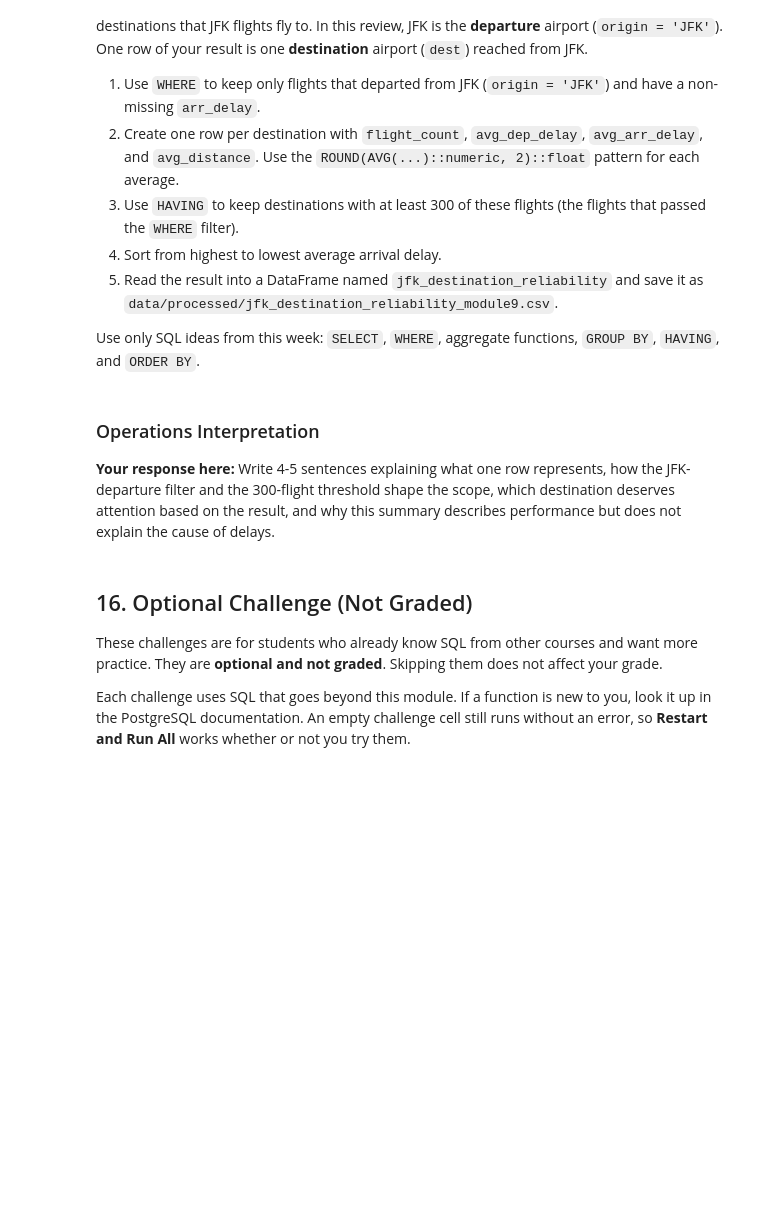
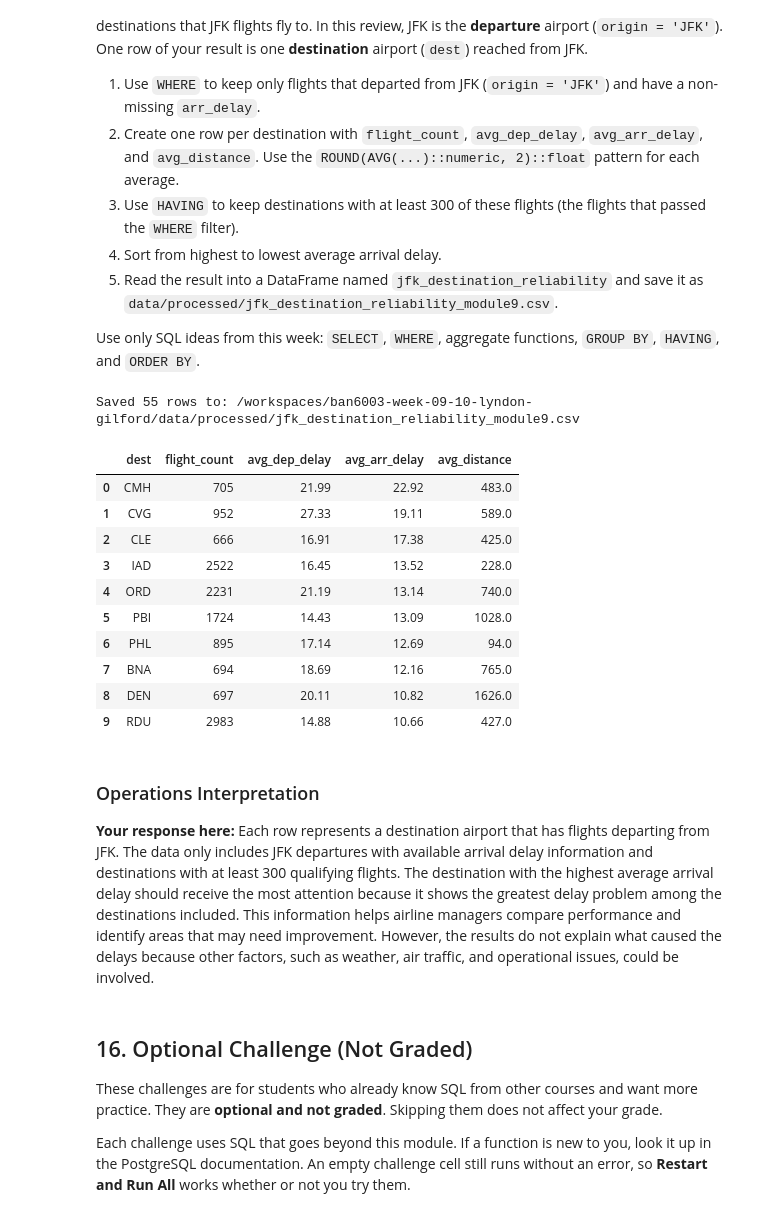
Before and after one commit to LCGillford/ban6003-week-09-10-lyndon-gilford, a Jupyter notebook: notebooks/module9_neon_sql_fundamentals_guided_lab.ipynb, the cells around one changed output. Cells and saved outputs as stored; diff of their text form; code cells hidden in the pictures; blank space fills up the shorter version.

Commit message:
Final Module 9 Notebook and CSV Files

```diff
--- a/notebooks/module9_neon_sql_fundamentals_guided_lab.ipynb
+++ b/notebooks/module9_neon_sql_fundamentals_guided_lab.ipynb
@@ -613,31 +921,46 @@ An airline operations manager at JFK wants a compact comparison of the establish
 
 Use only SQL ideas from this week: `SELECT`, `WHERE`, aggregate functions, `GROUP BY`, `HAVING`, and `ORDER BY`.
 # %%
-# Offline Assignment - write and run your SQL query here.
-# Suggested SQL order:
-# SELECT dest plus COUNT(*) and the three rounded AVG() expressions
-# FROM flights
-# WHERE origin = 'JFK' and arr_delay IS NOT NULL
-# GROUP BY dest
-# HAVING COUNT(*) >= 300
-# ORDER BY the average arrival-delay alias DESC
 query = """
-
+SELECT
+    dest,
+    COUNT(*) AS flight_count,
+    ROUND(AVG(dep_delay)::numeric, 2)::float AS avg_dep_delay,
+    ROUND(AVG(arr_delay)::numeric, 2)::float AS avg_arr_delay,
+    ROUND(AVG(distance)::numeric, 2)::float AS avg_distance
+FROM flights
+WHERE origin = 'JFK'
+    AND arr_delay IS NOT NULL
+GROUP BY dest
+HAVING COUNT(*) >= 300
+ORDER BY avg_arr_delay DESC;
 """
-
 jfk_destination_reliability = run_query(query, engine)
 
-if jfk_destination_reliability.empty:
-    print("Complete the offline SQL query before exporting.")
-else:
-    offline_output_path = output_dir / "jfk_destination_reliability_module9.csv"
-    jfk_destination_reliability.to_csv(offline_output_path, index=False)
-    print(f"Saved {len(jfk_destination_reliability)} rows to: {offline_output_path}")
-    display(jfk_destination_reliability.head(10))
+offline_output_path = output_dir / "jfk_destination_reliability_module9.csv"
+
+jfk_destination_reliability.to_csv(offline_output_path, index=False)
+
+print(f"Saved {len(jfk_destination_reliability)} rows to: {offline_output_path}")
+
+display(jfk_destination_reliability.head(10))
+# %% [output]
+Saved 55 rows to: /workspaces/ban6003-week-09-10-lyndon-gilford/data/processed/jfk_destination_reliability_module9.csv
+|  | dest | flight_count | avg_dep_delay | avg_arr_delay | avg_distance |
+| 0 | CMH | 705 | 21.99 | 22.92 | 483.0 |
+| 1 | CVG | 952 | 27.33 | 19.11 | 589.0 |
+| 2 | CLE | 666 | 16.91 | 17.38 | 425.0 |
+| 3 | IAD | 2522 | 16.45 | 13.52 | 228.0 |
+| 4 | ORD | 2231 | 21.19 | 13.14 | 740.0 |
+| 5 | PBI | 1724 | 14.43 | 13.09 | 1028.0 |
+| 6 | PHL | 895 | 17.14 | 12.69 | 94.0 |
+| 7 | BNA | 694 | 18.69 | 12.16 | 765.0 |
+| 8 | DEN | 697 | 20.11 | 10.82 | 1626.0 |
+| 9 | RDU | 2983 | 14.88 | 10.66 | 427.0 |
 # %% [markdown]
 ### Operations Interpretation
 
-**Your response here:** Write 4-5 sentences explaining what one row represents, how the JFK-departure filter and the 300-flight threshold shape the scope, which destination deserves attention based on the result, and why this summary describes performance but does not explain the cause of delays.
+**Your response here:** Each row represents a destination airport that has flights departing from JFK. The data only includes JFK departures with available arrival delay information and destinations with at least 300 qualifying flights. The destination with the highest average arrival delay should receive the most attention because it shows the greatest delay problem among the destinations included. This information helps airline managers compare performance and identify areas that may need improvement. However, the results do not explain what caused the delays because other factors, such as weather, air traffic, and operational issues, could be involved.
 # %% [markdown]
 ## 16. Optional Challenge (Not Graded)
 
```
Also changed, not shown: parts of 39 cells of this notebook, 1 other file.
